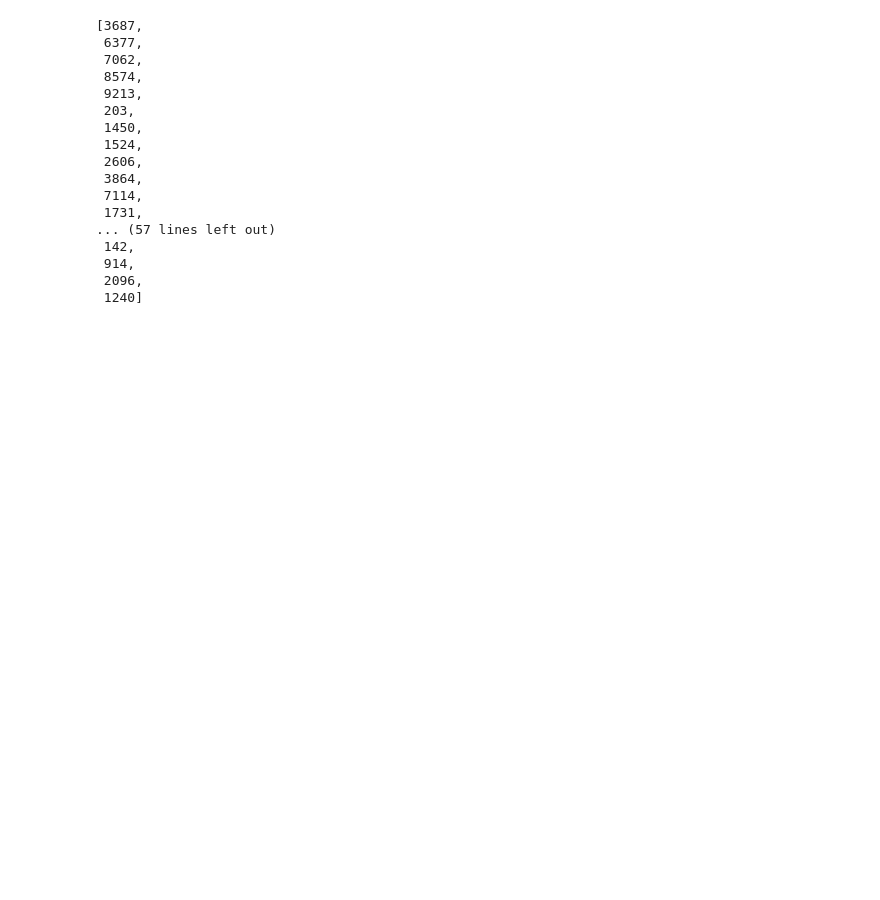
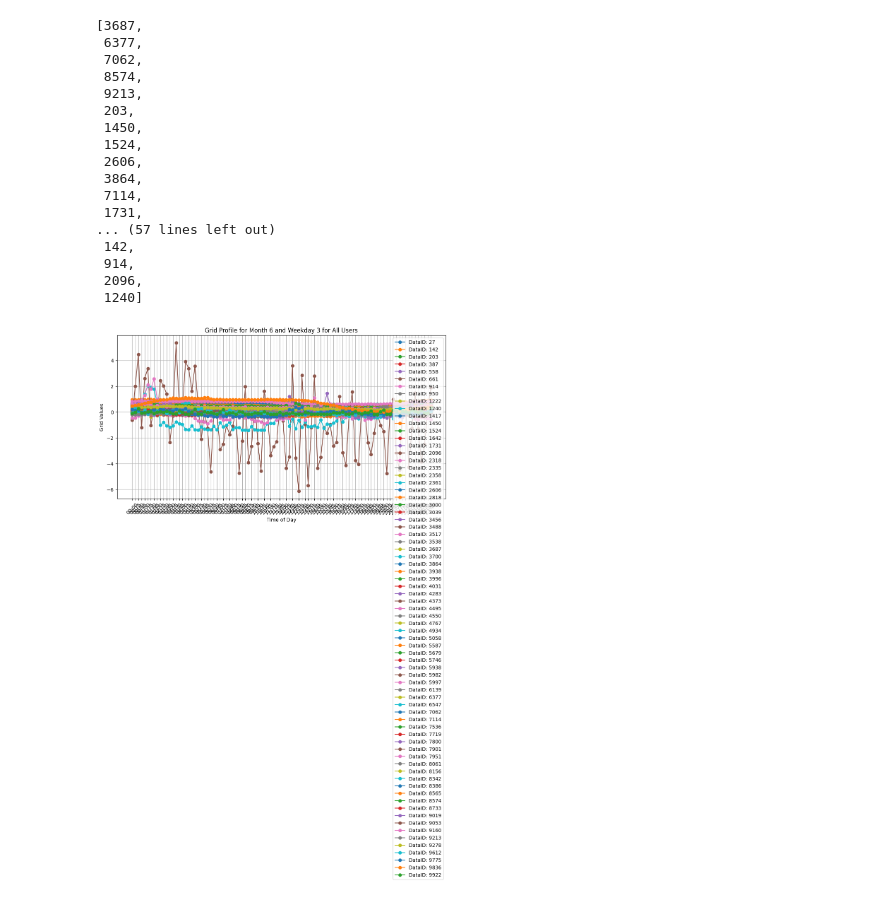
Before and after one commit to DAI-Lab/Cents, a Jupyter notebook: playground.ipynb, the cells around one changed output. Cells and saved outputs as stored; diff of their text form; code cells hidden in the pictures; blank space fills up the shorter version.

```diff
--- a/playground.ipynb
+++ b/playground.ipynb
@@ -103,34 +103,36 @@ def plot_grid_profile(df, month, weekday, dataid=None, ax=None):
         title = f'Grid Profile for Month {month} and Weekday {weekday}'
         if dataid is not None:
             title += f' (DataID: {dataid})'
         plt.title(title)
         plt.xlabel('Time of Day')
         plt.ylabel('Grid Values')
         plt.xticks(rotation=45)
         plt.grid(True)
         plt.tight_layout()
         plt.show()
     else:
         ax.plot(timestamps, averaged_grid, marker='o', label=f'DataID: {dataid}')
 
 def plot_all_users_grid_profile(df, month, weekday):
     unique_dataids = df['dataid'].unique()
     fig, ax = plt.subplots(figsize=(12, 6))
     for dataid in unique_dataids:
         plot_grid_profile(df, month, weekday, dataid, ax=ax)
 
     title = f'Grid Profile for Month {month} and Weekday {weekday} for All Users'
     plt.title(title)
     plt.xlabel('Time of Day')
     plt.ylabel('Grid Values')
     plt.xticks(rotation=45)
     plt.grid(True)
     plt.legend()
     plt.tight_layout()
     plt.show()
 
 df = PecanStreetDataset(normalize=True).data
-plot_all_users_grid_profile(df, month=11, weekday=3)
+plot_all_users_grid_profile(df, month=6, weekday=3)
+# %% [output]
+[figure, added]
 # %%
 def plot_daily_usage_profiles(df, dataid, month, weekday):
     # Filter the DataFrame based on the specified user id, month, and weekday
```
Also changed, not shown: parts of 3 cells of this notebook, 7 other files.
